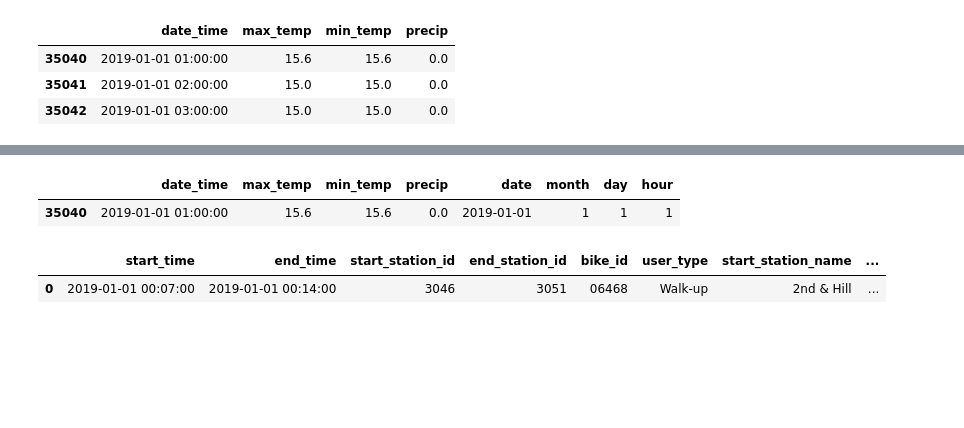
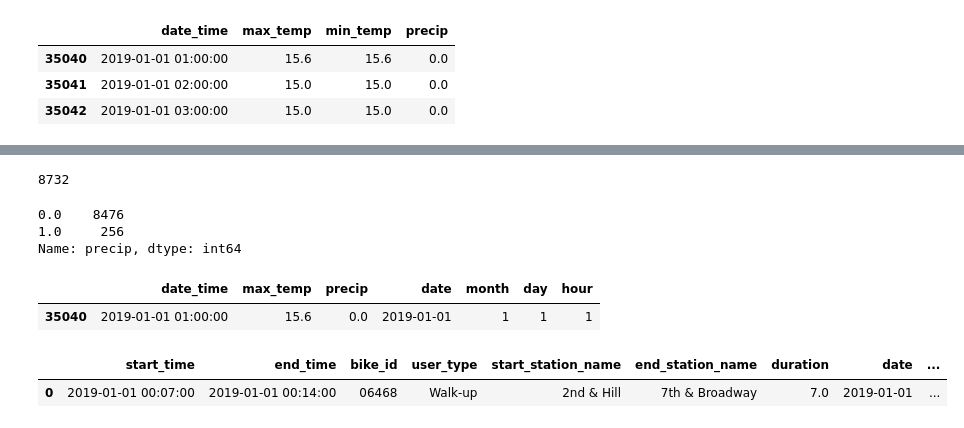
Before and after one commit to lzaruchas/grosse_maedchengruppe_AA2022, a Jupyter notebook: Steffis_Workspace/Data_prep.ipynb, the cells around one changed output, grey strips where cells are left out. Saved outputs shown, nothing was run; the diff lists cells and outputs as text; code cells hidden in the pictures; blank space fills up the shorter version.

Commit message:
data prep finished

```diff
--- a/Steffis_Workspace/Data_prep.ipynb
+++ b/Steffis_Workspace/Data_prep.ipynb
@@ -109,3 +104,7 @@ print(test["user_type"].size)
+# %%
+# unnecessary as we use start/end_station_name
+df_la = df_la.drop(["start_station_id"], axis=1)
+df_la = df_la.drop(["end_station_id"], axis=1)
 # %% [markdown]
 ### Adding useful columns
 # %%
@@ -162,0 +164,3 @@ df_weather.head(3)
+# %%
+df_weather.isnull()
+df_weather.dropna(axis=0, inplace=True)
@@ -163,5 +187,17 @@ df_weather.head(3)
+# %%
+df_weather["date_time"].size
+# %% [output]
+8732
+# %%
+df_weather = df_weather.drop(["min_temp"], axis=1)
+# %%
+df_weather["precip"].value_counts()
+# %% [output]
+0.0    8476
+1.0     256
+Name: precip, dtype: int64
 # %%
-# add month, day, hour
+# add date, month, day, hour
 df_weather["date"] = df_weather["date_time"].apply(lambda x:x.date())
 df_weather["month"] = df_weather["date_time"].apply(lambda x:x.month)
 df_weather["day"] = df_weather["date_time"].apply(lambda x:x.day)
@@ -169,18 +205,18 @@ df_weather["hour"] = df_weather["date_time"].apply(lambda x:x.hour)
 df_weather.sort_values(by="date_time")
 df_weather.head(1)
 # %% [output]
-|  | date_time | max_temp | min_temp | precip | date | month | day | hour |
-| 35040 | 2019-01-01 01:00:00 | 15.6 | 15.6 | 0.0 | 2019-01-01 | 1 | 1 | 1 |
+|  | date_time | max_temp | precip | date | month | day | hour |
+| 35040 | 2019-01-01 01:00:00 | 15.6 | 0.0 | 2019-01-01 | 1 | 1 | 1 |
 # %%
 # saving data set
 df_weather.to_csv("prepared_data_weather.csv")
 # %%
 # merge weather and bikesharing data
-merged_data = df_la.merge(df_weather[["max_temp","min_temp","precip","date","month","day","hour"]],left_on=["date","month","day","hour"],right_on=["date","month","day","hour"])
+merged_data = df_la.merge(df_weather[["max_temp","precip","date","month","day","hour"]],left_on=["date","month","day","hour"],right_on=["date","month","day","hour"])
 merged_data.head(1)
 # %% [output]
-|  | start_time | end_time | start_station_id | end_station_id | bike_id | user_type | start_station_name | ... |
-| 0 | 2019-01-01 00:07:00 | 2019-01-01 00:14:00 | 3046 | 3051 | 06468 | Walk-up | 2nd & Hill | ... |
+|  | start_time | end_time | bike_id | user_type | start_station_name | end_station_name | duration | date | ... |
+| 0 | 2019-01-01 00:07:00 | 2019-01-01 00:14:00 | 06468 | Walk-up | 2nd & Hill | 7th & Broadway | 7.0 | 2019-01-01 | ... |
 # %%
 # saving data set
 merged_data.to_csv("merged_data.csv")
```
Also changed, not shown: parts of 10 cells of this notebook.
